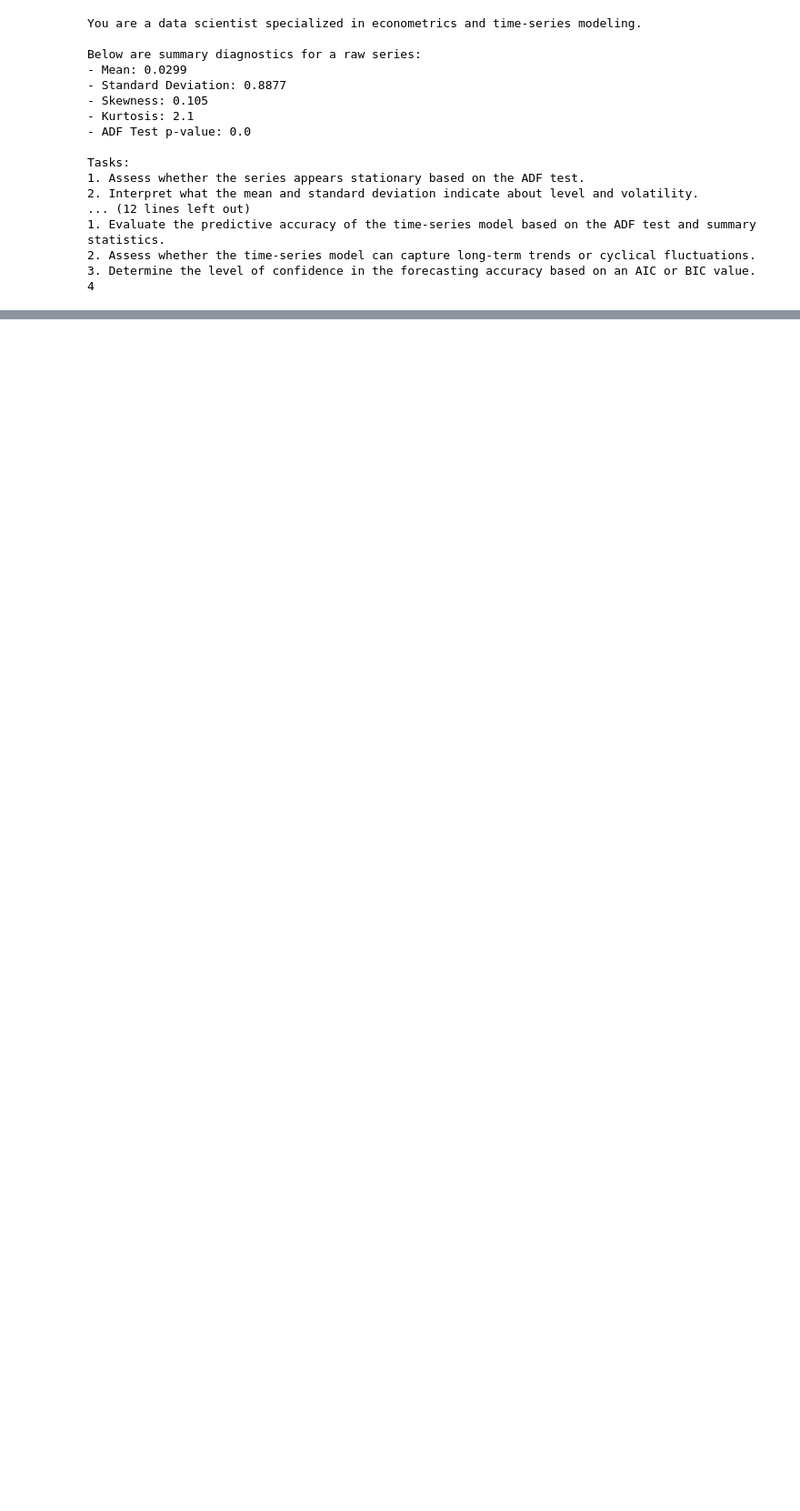
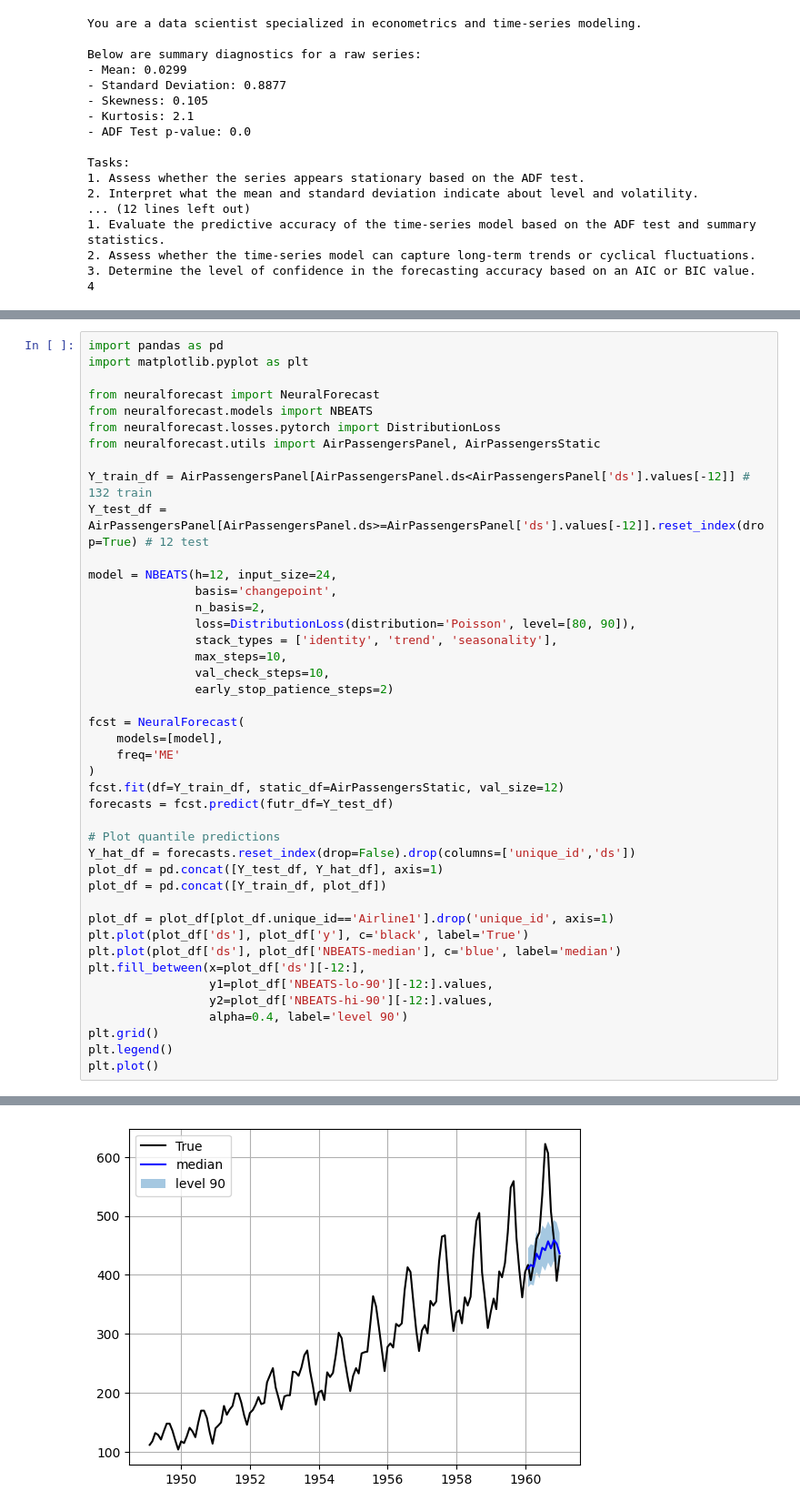
Before and after one commit to maxcardosoderesende/Projects_WSL, a Jupyter notebook: NLP/AI_Agent_Bacen/nlp_bacen_classification_LLM.ipynb, the cells around one changed output, grey strips where cells are left out. Shown: that part at 91% size. Drawn from its saved outputs; the diff is of its cells as text; blank space fills up the shorter version.

```diff
--- a/NLP/AI_Agent_Bacen/nlp_bacen_classification_LLM.ipynb
+++ b/NLP/AI_Agent_Bacen/nlp_bacen_classification_LLM.ipynb
@@ -128,0 +131,44 @@ Tasks:
+# %%
+import pandas as pd
+import matplotlib.pyplot as plt
+
+from neuralforecast import NeuralForecast
+from neuralforecast.models import NBEATS
+from neuralforecast.losses.pytorch import DistributionLoss
+from neuralforecast.utils import AirPassengersPanel, AirPassengersStatic
+
+Y_train_df = AirPassengersPanel[AirPassengersPanel.ds<AirPassengersPanel['ds'].values[-12]] # 132 train
+Y_test_df = AirPassengersPanel[AirPassengersPanel.ds>=AirPassengersPanel['ds'].values[-12]].reset_index(drop=True) # 12 test
+
+model = NBEATS(h=12, input_size=24,
+               basis='changepoint',
+               n_basis=2,
+               loss=DistributionLoss(distribution='Poisson', level=[80, 90]),
+               stack_types = ['identity', 'trend', 'seasonality'],
+               max_steps=10,
+               val_check_steps=10,
+               early_stop_patience_steps=2)
+
+fcst = NeuralForecast(
+    models=[model],
+    freq='ME'
+)
+fcst.fit(df=Y_train_df, static_df=AirPassengersStatic, val_size=12)
+forecasts = fcst.predict(futr_df=Y_test_df)
+
+# Plot quantile predictions
+Y_hat_df = forecasts.reset_index(drop=False).drop(columns=['unique_id','ds'])
+plot_df = pd.concat([Y_test_df, Y_hat_df], axis=1)
+plot_df = pd.concat([Y_train_df, plot_df])
+
+plot_df = plot_df[plot_df.unique_id=='Airline1'].drop('unique_id', axis=1)
+plt.plot(plot_df['ds'], plot_df['y'], c='black', label='True')
+plt.plot(plot_df['ds'], plot_df['NBEATS-median'], c='blue', label='median')
+plt.fill_between(x=plot_df['ds'][-12:],
+                 y1=plot_df['NBEATS-lo-90'][-12:].values,
+                 y2=plot_df['NBEATS-hi-90'][-12:].values,
+                 alpha=0.4, label='level 90')
+plt.grid()
+plt.legend()
+plt.plot()
+# %% [output]
@@ -128,0 +201 @@ Tasks:
+[figure, added]
```
Also changed, not shown: parts of 3 cells of this notebook, 11 other files.
